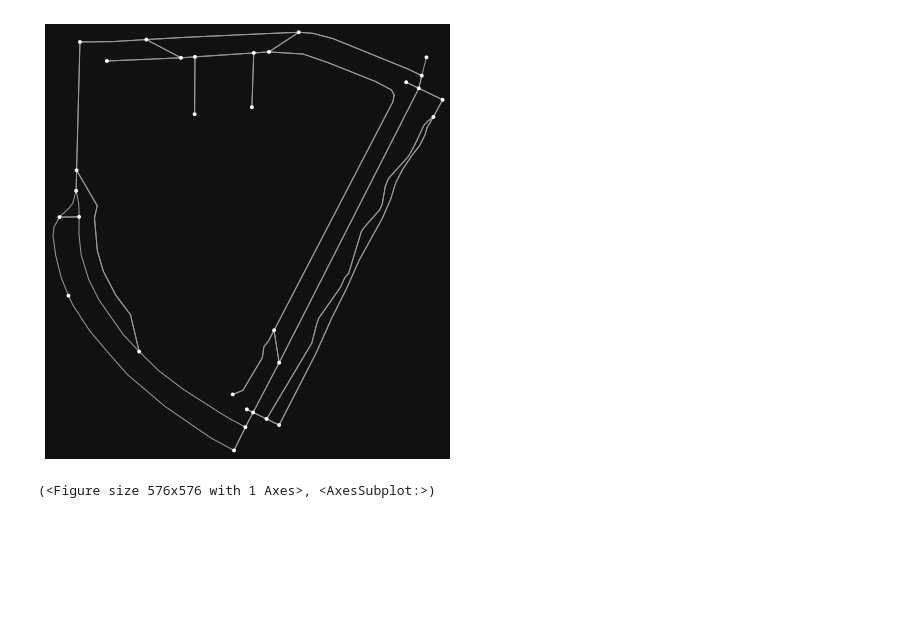
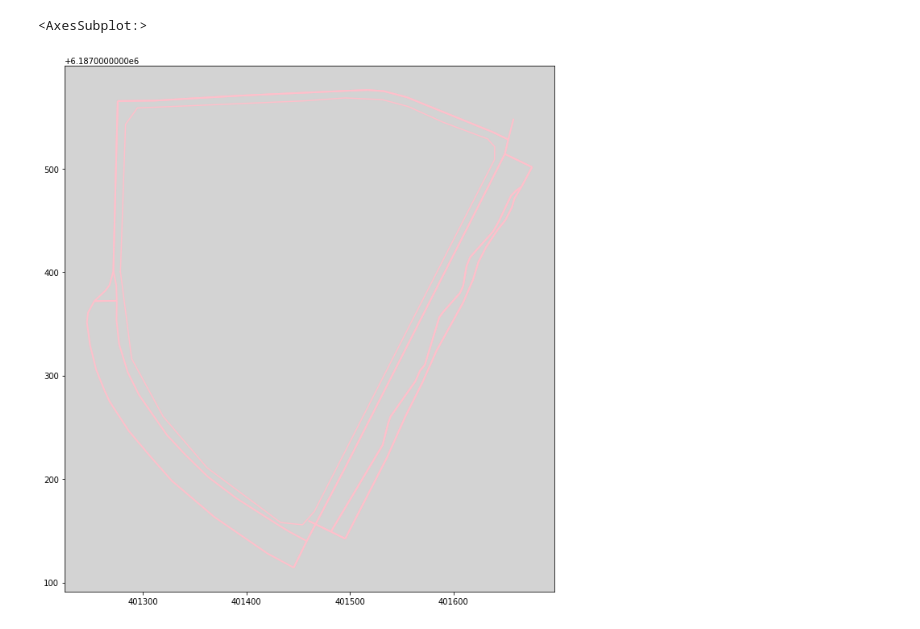
Before and after one commit to sf-d/Etalon_site_test, a Jupyter notebook: city_test.ipynb, the cells around one changed output. Saved outputs shown, nothing was run; the diff lists cells and outputs as text; code cells hidden in the pictures; blank space fills up the shorter version.

```diff
--- a/city_test.ipynb
+++ b/city_test.ipynb
@@ -5,15 +6,31 @@ from IPython.display import IFrame
-# %%
-place_name = 'Бизнес-парк "Ростех-Сити"'
-area = ox.geocode_to_gdf(place_name)
-point = (55.82209792174043, 37.426770333466656)
-G = ox.graph_from_place(place_name, network_type="all", buffer_dist = 50)
-G_projected = ox.project_graph(G)
-ox.plot_graph(G_projected)
-
-
-
-#A = ox.geometries_from_point(point, tags = {'building': True}, dist=500)
-#ox.plot_footprints(A)
-# %% [output]
-[figure, removed]
-(<Figure size 576x576 with 1 Axes>, <AxesSubplot:>)
+# %%
+
+class GoalPolygon:
+    def __init__(self, name):
+        self.name = name
+        self.frame = ox.geocode_to_gdf(name)
+        self.frameproj = ox.project_gdf(ox.geocode_to_gdf(name))
+        self.polygon = self.coordinates_poly()
+        self.network = self.network_clean()
+
+    def coordinates_poly(self):
+        coordinates = []
+        polygon = self.frameproj.boundary[0]
+        # coordinates = list(polygon.coords)
+        for i in polygon.coords:
+            coordinates.append(list(i))
+        return Polygon(coordinates)
+
+    def network_clean(self):
+        network = ox.graph_from_place(self.name, network_type="all", buffer_dist=50)
+        network = ox.project_graph(network)
+        gdf_nodes, gdf_edges = ox.graph_to_gdfs(network)
+
+        for i in gdf_edges.geometry.keys():
+            if gdf_edges.geometry[i].crosses(self.polygon) or self.polygon.covers(gdf_edges.geometry[i]):
+                network.remove_edge(*i)
+            else:
+                pass
+        network = ox.utils_graph.remove_isolated_nodes(network)
+        #ox.plot_graph(network)
+        return network
@@ -19,0 +41,11 @@ ox.plot_graph(G_projected)
+# %%
+place = GoalPolygon(['Бизнес-парк "Ростех-Сити"'])
+nodes, edges = ox.graph_to_gdfs(place.network)
+fig, ax = plt.subplots(figsize=(12, 12))
+ax.set_facecolor('lightgrey')
+x,y = place.polygon.exterior.xy
+plt.plot(x,y,color='pink')
+edges.plot(ax=ax, linewidth=2, edgecolor='pink')
+# %% [output]
+<AxesSubplot:>
+[figure, added]
```
Also changed, not shown: parts of 2 cells of this notebook, 1 other file.
